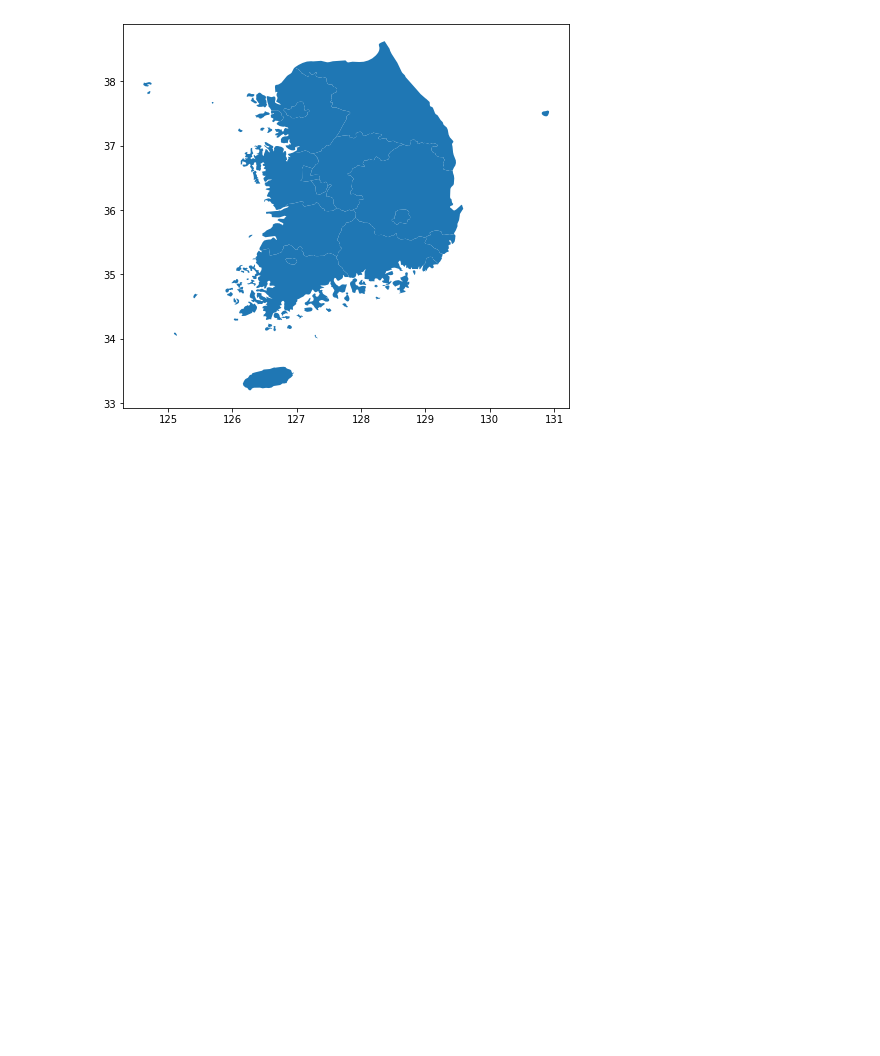
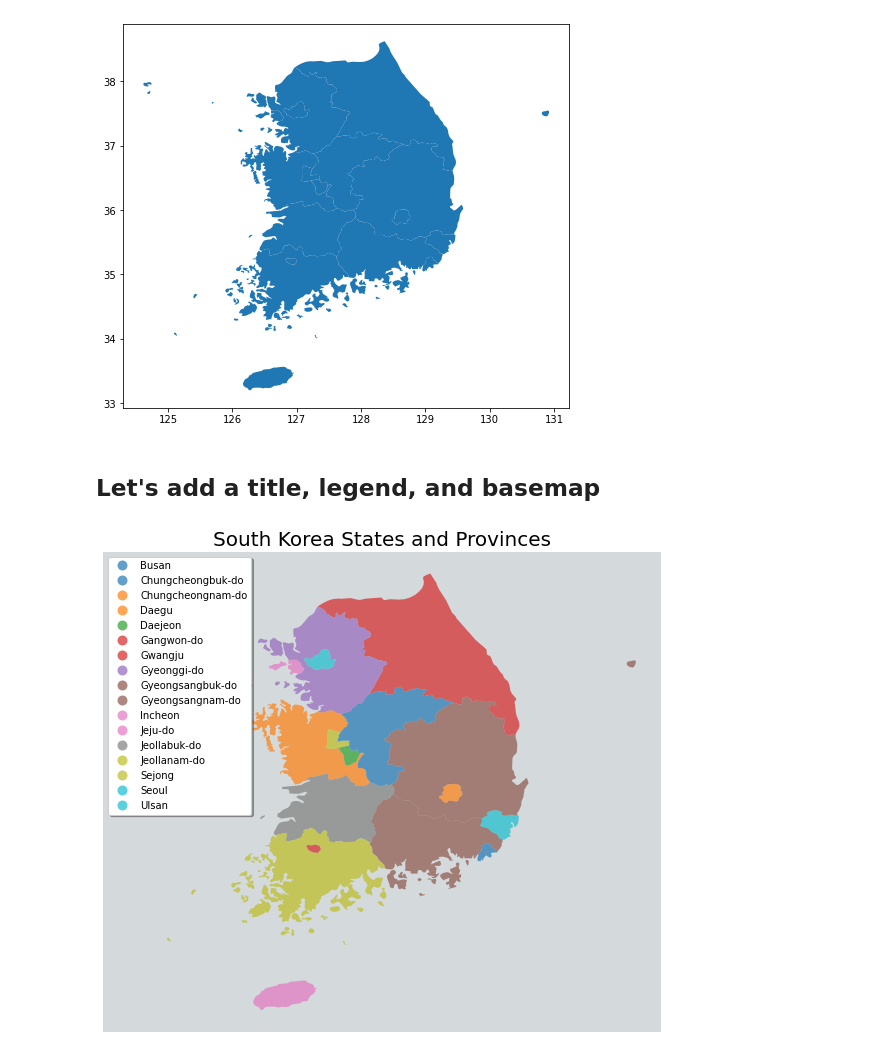
Before and after one commit to katkim0307/pratt-savi-810-2020-03-assignment_04, a Jupyter notebook: south_korea_geodata.ipynb, the cells around one changed output. Saved outputs shown, nothing was run; the diff lists cells and outputs as text; code cells hidden in the pictures; blank space fills up the shorter version.

```diff
--- a/south_korea_geodata.ipynb
+++ b/south_korea_geodata.ipynb
@@ -178,3 +178,5 @@ Datum: World Geodetic System 1984
 south_korea_gdf_filtered.plot(figsize=(8, 8));
 # %% [output]
 [figure]
+# %% [markdown]
+## Let's add a title, legend, and basemap
@@ -180,0 +185,23 @@ south_korea_gdf_filtered.plot(figsize=(8, 8));
+# %%
+fig, ax = plt.subplots(figsize=(10, 15))
+
+south_korea_gdf_filtered.plot(
+    ax=ax,
+    column='name_de',
+    #cmap='Dark2',
+    alpha=0.7,
+    legend=True,
+    legend_kwds={
+        'loc':2,
+        'shadow':True,
+    }
+)
+
+# basemap
+ctx.add_basemap(ax, source='https://{s}.basemaps.cartocdn.com/light_all/{z}/{x}/{y}.png')
+
+ax.axis('off')
+
+ax.set_title('South Korea States and Provinces', fontdict={'size': 20});
+# %% [output]
+[figure, added]
```
Also changed, not shown: parts of 1 cell of this notebook, 2 other files.
